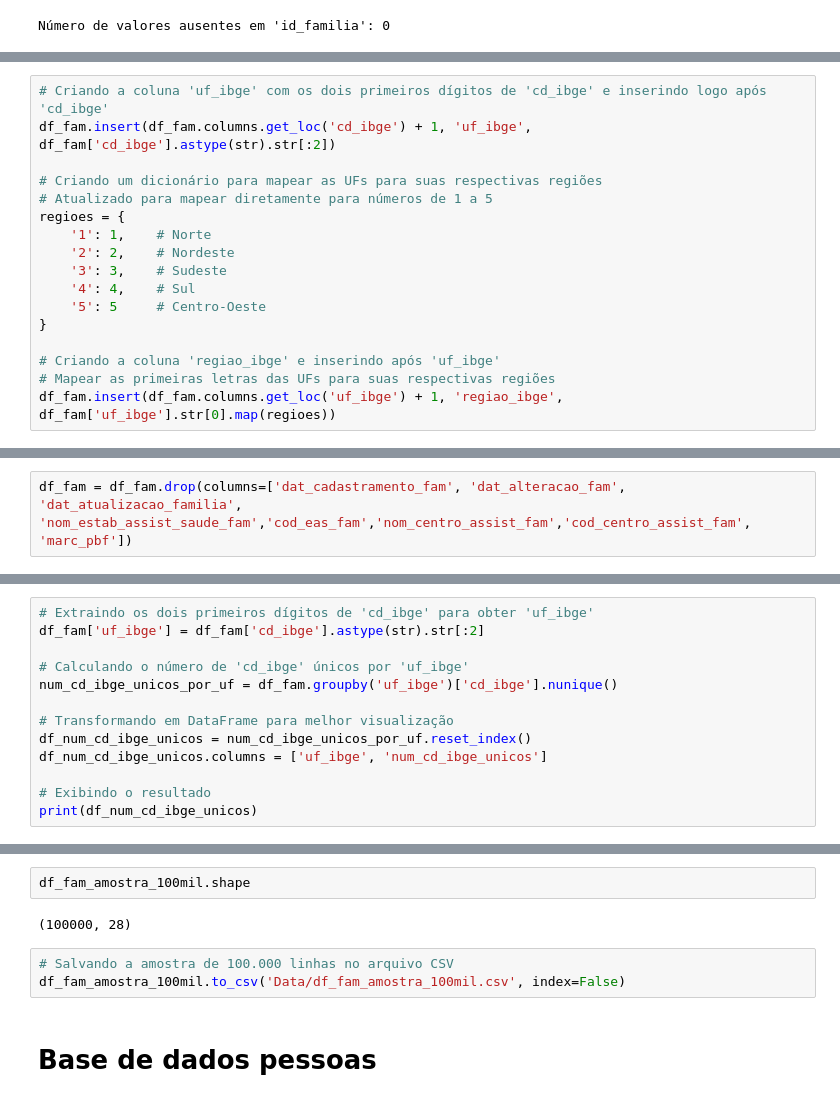
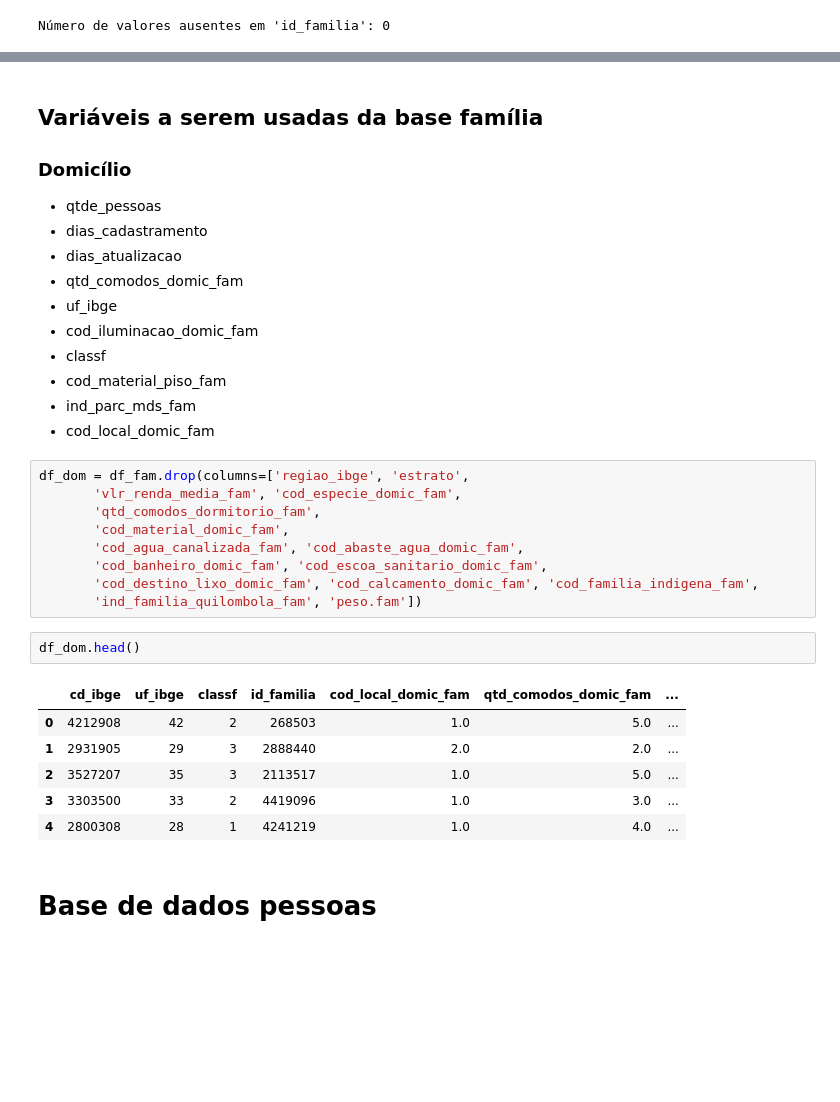
Before and after one commit to mariananresende/averiguacao_cadastral, a Jupyter notebook: base_modelo_final.ipynb, the cells around one changed output, grey strips where cells are left out. Cells and saved outputs as stored; diff of their text form; blank space fills up the shorter version.

Commit message:
base modelo

```diff
--- a/base_modelo_final.ipynb
+++ b/base_modelo_final.ipynb
@@ -167,17 +73,0 @@ df_fam.head()
-# %%
-# Criando a coluna 'uf_ibge' com os dois primeiros dígitos de 'cd_ibge' e inserindo logo após 'cd_ibge'
-df_fam.insert(df_fam.columns.get_loc('cd_ibge') + 1, 'uf_ibge', df_fam['cd_ibge'].astype(str).str[:2])
-
-# Criando um dicionário para mapear as UFs para suas respectivas regiões
-# Atualizado para mapear diretamente para números de 1 a 5
-regioes = {
-    '1': 1,    # Norte
-    '2': 2,    # Nordeste
-    '3': 3,    # Sudeste
-    '4': 4,    # Sul
-    '5': 5     # Centro-Oeste
-}
-
-# Criando a coluna 'regiao_ibge' e inserindo após 'uf_ibge'
-# Mapear as primeiras letras das UFs para suas respectivas regiões
-df_fam.insert(df_fam.columns.get_loc('uf_ibge') + 1, 'regiao_ibge', df_fam['uf_ibge'].str[0].map(regioes))
@@ -230,2 +73,0 @@ df_fam.head()
-# %%
-df_fam = df_fam.drop(columns=['dat_cadastramento_fam', 'dat_alteracao_fam', 'dat_atualizacao_familia', 'nom_estab_assist_saude_fam','cod_eas_fam','nom_centro_assist_fam','cod_centro_assist_fam', 'marc_pbf'])
@@ -246,13 +73,0 @@ df_fam.shape
-# %%
-# Extraindo os dois primeiros dígitos de 'cd_ibge' para obter 'uf_ibge'
-df_fam['uf_ibge'] = df_fam['cd_ibge'].astype(str).str[:2]
-
-# Calculando o número de 'cd_ibge' únicos por 'uf_ibge'
-num_cd_ibge_unicos_por_uf = df_fam.groupby('uf_ibge')['cd_ibge'].nunique()
-
-# Transformando em DataFrame para melhor visualização
-df_num_cd_ibge_unicos = num_cd_ibge_unicos_por_uf.reset_index()
-df_num_cd_ibge_unicos.columns = ['uf_ibge', 'num_cd_ibge_unicos']
-
-# Exibindo o resultado
-print(df_num_cd_ibge_unicos)
@@ -310,10 +74,34 @@ print(df_num_cd_ibge_unicos)
+# %% [markdown]
+## Variáveis a serem usadas da base família
+### Domicílio
+* qtde_pessoas
+* dias_cadastramento
+* dias_atualizacao
+* qtd_comodos_domic_fam
+* uf_ibge
+* cod_iluminacao_domic_fam
+* classf
+* cod_material_piso_fam
+* ind_parc_mds_fam
+* cod_local_domic_fam
+# %%
+df_dom = df_fam.drop(columns=['regiao_ibge', 'estrato',
+       'vlr_renda_media_fam', 'cod_especie_domic_fam',
+       'qtd_comodos_dormitorio_fam',
+       'cod_material_domic_fam',
+       'cod_agua_canalizada_fam', 'cod_abaste_agua_domic_fam',
+       'cod_banheiro_domic_fam', 'cod_escoa_sanitario_domic_fam',
+       'cod_destino_lixo_domic_fam', 'cod_calcamento_domic_fam', 'cod_familia_indigena_fam',
+       'ind_familia_quilombola_fam', 'peso.fam'])
 # %%
-df_fam_amostra_100mil.shape
+df_dom.head()
 # %% [output]
-(100000, 28)
+|  | cd_ibge | uf_ibge | classf | id_familia | cod_local_domic_fam | qtd_comodos_domic_fam | ... |
+| 0 | 4212908 | 42 | 2 | 268503 | 1.0 | 5.0 | ... |
+| 1 | 2931905 | 29 | 3 | 2888440 | 2.0 | 2.0 | ... |
+| 2 | 3527207 | 35 | 3 | 2113517 | 1.0 | 5.0 | ... |
+| 3 | 3303500 | 33 | 2 | 4419096 | 1.0 | 3.0 | ... |
+| 4 | 2800308 | 28 | 1 | 4241219 | 1.0 | 4.0 | ... |
-# %%
-# Salvando a amostra de 100.000 linhas no arquivo CSV
-df_fam_amostra_100mil.to_csv('Data/df_fam_amostra_100mil.csv', index=False)
 # %% [markdown]
 # Base de dados pessoas
 # %% [markdown]
```
Also changed, not shown: parts of 44 cells of this notebook, 7 other files.
